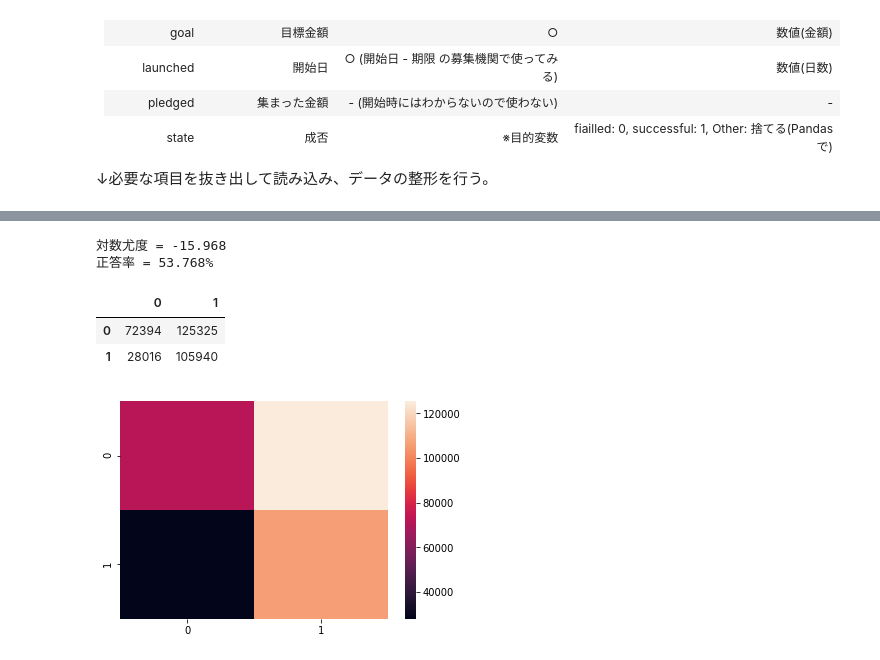
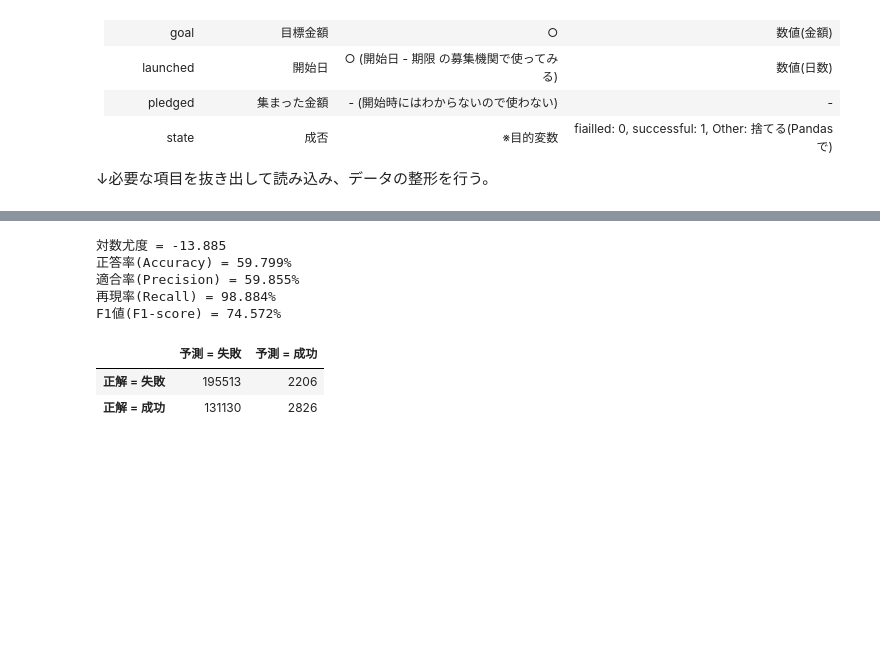
Before and after one commit to mstd100/AI_seminar, a Jupyter notebook: Day1_work_土井将登.ipynb, the cells around one changed output, grey strips where cells are left out. Saved outputs shown, nothing was run; the diff lists cells and outputs as text; code cells hidden in the pictures; blank space fills up the shorter version.

```diff
--- a/Day1_work_土井将登.ipynb
+++ b/Day1_work_土井将登.ipynb
@@ -128,21 +158,30 @@ y_est = clf.predict(X)
 print('対数尤度 = {:.3f}'.format(- log_loss(y, y_est)))
 
 # 正答率を表示
-print('正答率 = {:.3f}%'.format(100 * accuracy_score(y, y_est)))
+print('正答率(Accuracy) = {:.3f}%'.format(100 * accuracy_score(y, y_est)))
+
+# Precision, Recall, F1-scoreを計算
+precision, recall, f1_score,_ = precision_recall_fscore_support(y, y_est)
+
+print('適合率(Precision) = {:.3f}%'.format(100 * precision[0]))
+print('再現率(Recall) = {:.3f}%'.format(100 * recall[0]))
+print('F1値(F1-score) = {:.3f}%'.format(100 * f1_score[0]))
 # %% [output]
-対数尤度 = -15.968
-正答率 = 53.768%
+対数尤度 = -13.885
+正答率(Accuracy) = 59.799%
+適合率(Precision) = 59.855%
+再現率(Recall) = 98.884%
+F1値(F1-score) = 74.572%
 # %%
 # 予測値と正解のクロス集計
 conf_mat = pd.DataFrame(confusion_matrix(y, y_est),
                         index = ['正解 = 失敗', '正解 = 成功'],
                         columns = ['予測 = 失敗', '予測 = 成功'])
 
 display(conf_mat)
-sns.heatmap(conf_mat)
-plt.show()
+#sns.heatmap(conf_mat)
+#plt.show()
 # %% [output]
-|  | 0 | 1 |
-| 0 | 72394 | 125325 |
-| 1 | 28016 | 105940 |
+|  | 予測 = 失敗 | 予測 = 成功 |
+| 正解 = 失敗 | 195513 | 2206 |
+| 正解 = 成功 | 131130 | 2826 |
-[figure, removed]
```
Also changed, not shown: parts of 3 cells of this notebook.
